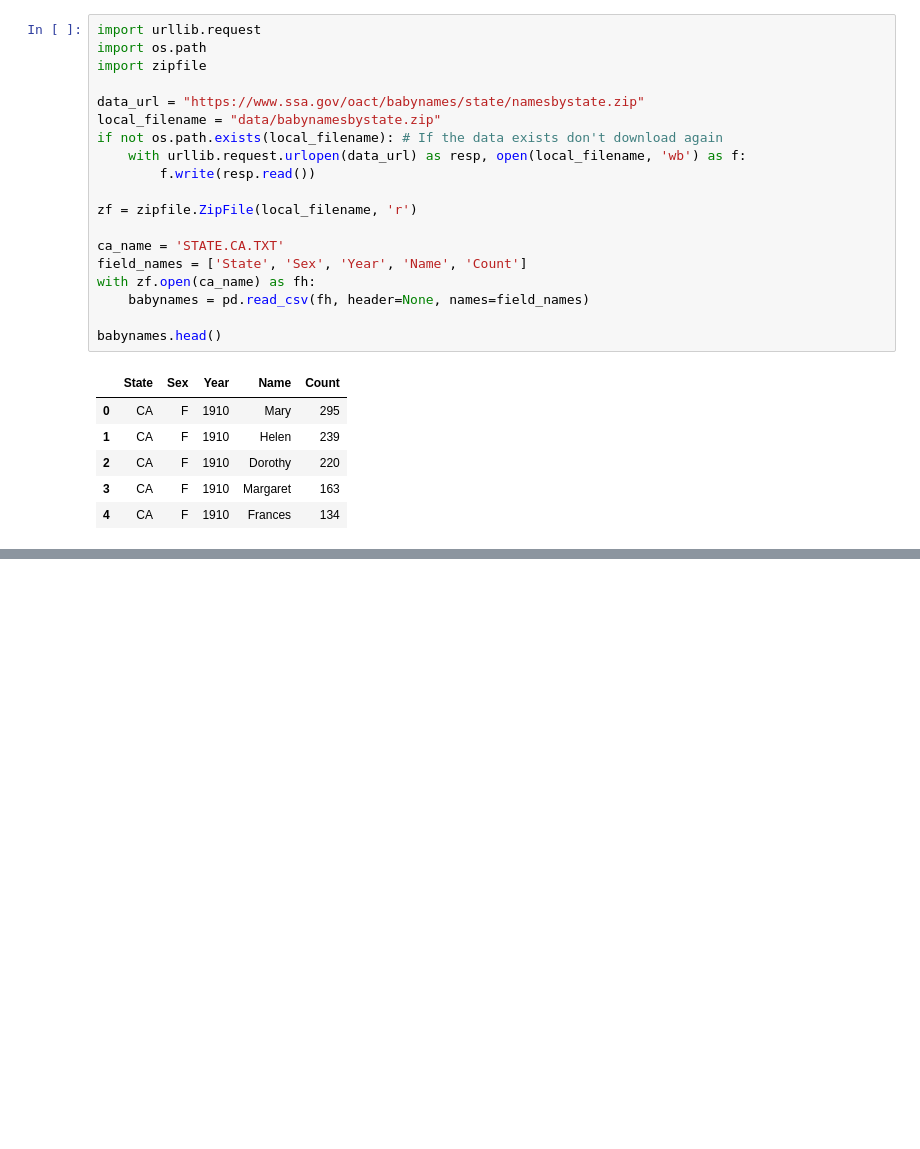
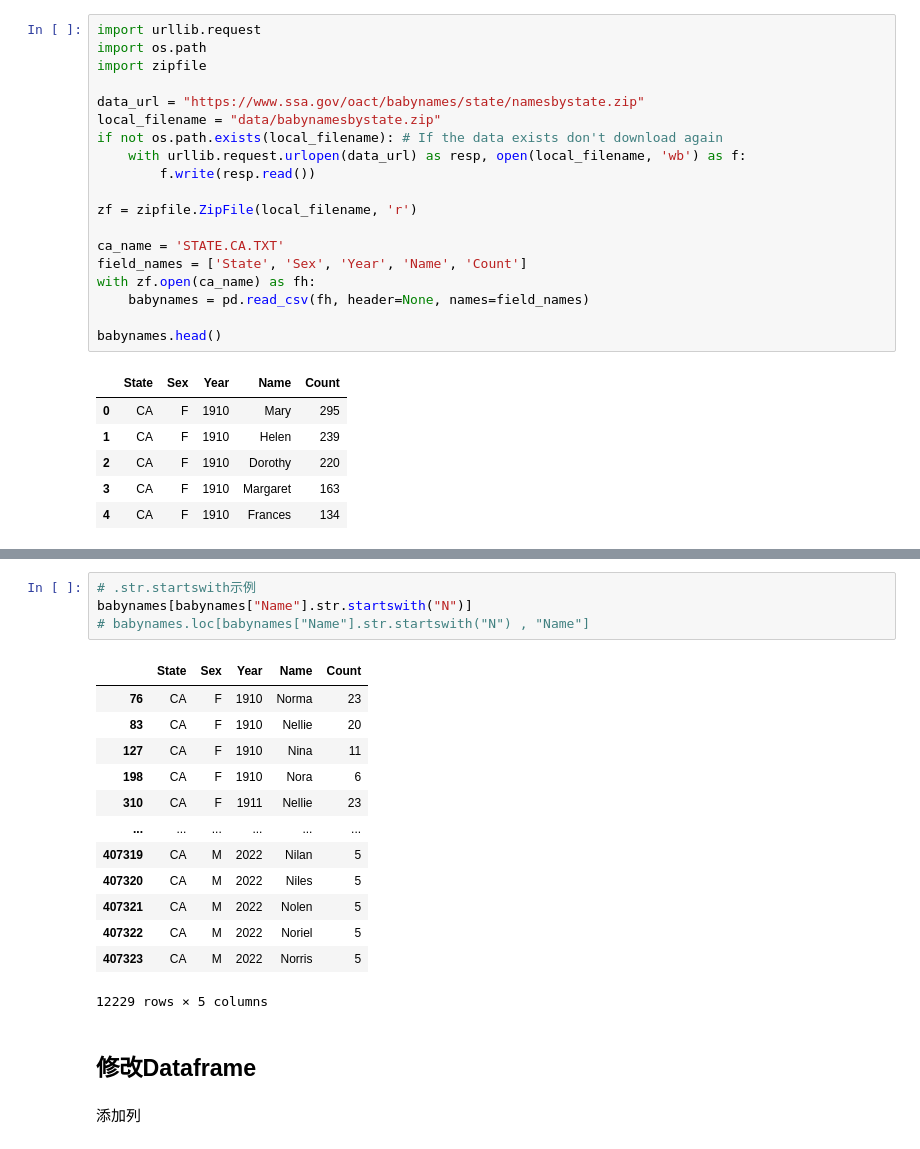
Before and after one commit to 11e11/data100fa24-student, a Jupyter notebook: lecture/lec03/mylec03.ipynb, the cells around one changed output, grey strips where cells are left out. Drawn from its saved outputs; the diff is of its cells as text; blank space fills up the shorter version.

```diff
--- a/lecture/lec03/mylec03.ipynb
+++ b/lecture/lec03/mylec03.ipynb
@@ -82,0 +183,22 @@ babynames.head()
+# %%
+# .str.startswith示例
+babynames[babynames["Name"].str.startswith("N")]
+# babynames.loc[babynames["Name"].str.startswith("N") , "Name"]
+# %% [output]
+|  | State | Sex | Year | Name | Count |
+| 76 | CA | F | 1910 | Norma | 23 |
+| 83 | CA | F | 1910 | Nellie | 20 |
+| 127 | CA | F | 1910 | Nina | 11 |
+| 198 | CA | F | 1910 | Nora | 6 |
+| 310 | CA | F | 1911 | Nellie | 23 |
+| ... | ... | ... | ... | ... | ... |
+| 407319 | CA | M | 2022 | Nilan | 5 |
+| 407320 | CA | M | 2022 | Niles | 5 |
+| 407321 | CA | M | 2022 | Nolen | 5 |
+| 407322 | CA | M | 2022 | Noriel | 5 |
+| 407323 | CA | M | 2022 | Norris | 5 |
+12229 rows × 5 columns
+# %% [markdown]
+## 修改Dataframe
+# %% [markdown]
+添加列
```
Also changed, not shown: parts of 18 cells of this notebook, 51 other files.
